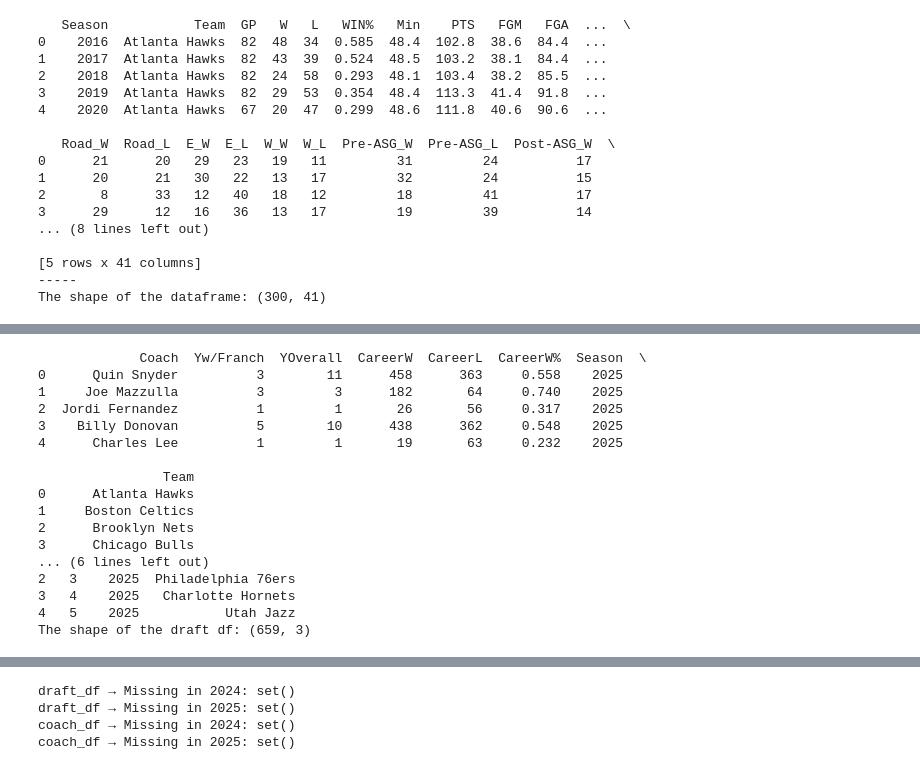
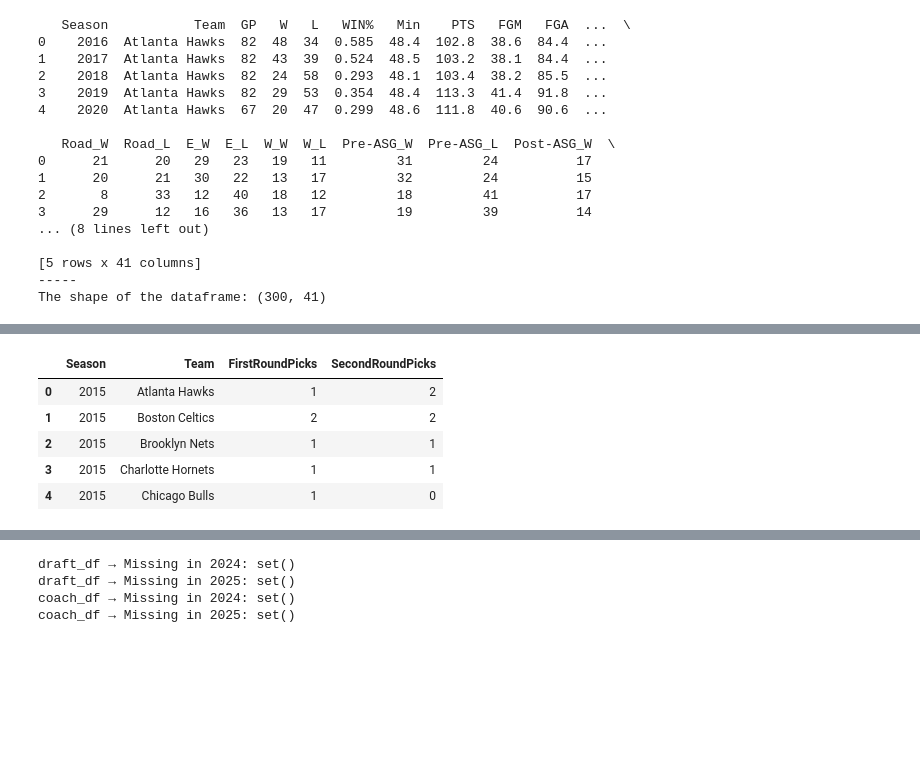
Before and after one commit to trustanprice/basketball-predictions, a Jupyter notebook: notebooks/01_data_cleaning.ipynb, the cells around one changed output, grey strips where cells are left out. Saved outputs shown, nothing was run; the diff lists cells and outputs as text; code cells hidden in the pictures; blank space fills up the shorter version.

```diff
--- a/notebooks/01_data_cleaning.ipynb
+++ b/notebooks/01_data_cleaning.ipynb
@@ -151,33 +100,10 @@ coach_df.head(5)
-# %%
-# Replace acronyms with full names
-coach_df["Team"] = coach_df["Tm"].map(team_map)
-draft_df["Team"] = draft_df["Tm"].map(team_map)
-
-# Drop the old acronym column
-coach_df = coach_df.drop(columns=["Tm"])
-draft_df = draft_df.drop(columns=["Tm"])
-
-# Check result
-print(coach_df.head())
-print(f"The shape of the coaches df:", coach_df.shape)
-print(f"----------------------------------------------")
-print(draft_df.head())
-print(f"The shape of the draft df:", draft_df.shape)
-# %% [output]
-             Coach  Yw/Franch  YOverall  CareerW  CareerL  CareerW%  Season  \
-0      Quin Snyder          3        11      458      363     0.558    2025
-1     Joe Mazzulla          3         3      182       64     0.740    2025
-2  Jordi Fernandez          1         1       26       56     0.317    2025
-3    Billy Donovan          5        10      438      362     0.548    2025
-4      Charles Lee          1         1       19       63     0.232    2025
-
-                Team
-0      Atlanta Hawks
-1     Boston Celtics
-2      Brooklyn Nets
-3      Chicago Bulls
-... (6 lines left out)
-2   3    2025  Philadelphia 76ers
-3   4    2025   Charlotte Hornets
-4   5    2025           Utah Jazz
-The shape of the draft df: (659, 3)
+# %%
+draft_df = load_draft()
+draft_df.head()
+# %% [output]
+|  | Season | Team | FirstRoundPicks | SecondRoundPicks |
+| 0 | 2015 | Atlanta Hawks | 1 | 2 |
+| 1 | 2015 | Boston Celtics | 2 | 2 |
+| 2 | 2015 | Brooklyn Nets | 1 | 1 |
+| 3 | 2015 | Charlotte Hornets | 1 | 1 |
+| 4 | 2015 | Chicago Bulls | 1 | 0 |
```
Also changed, not shown: parts of 26 cells of this notebook, 4 other files.
